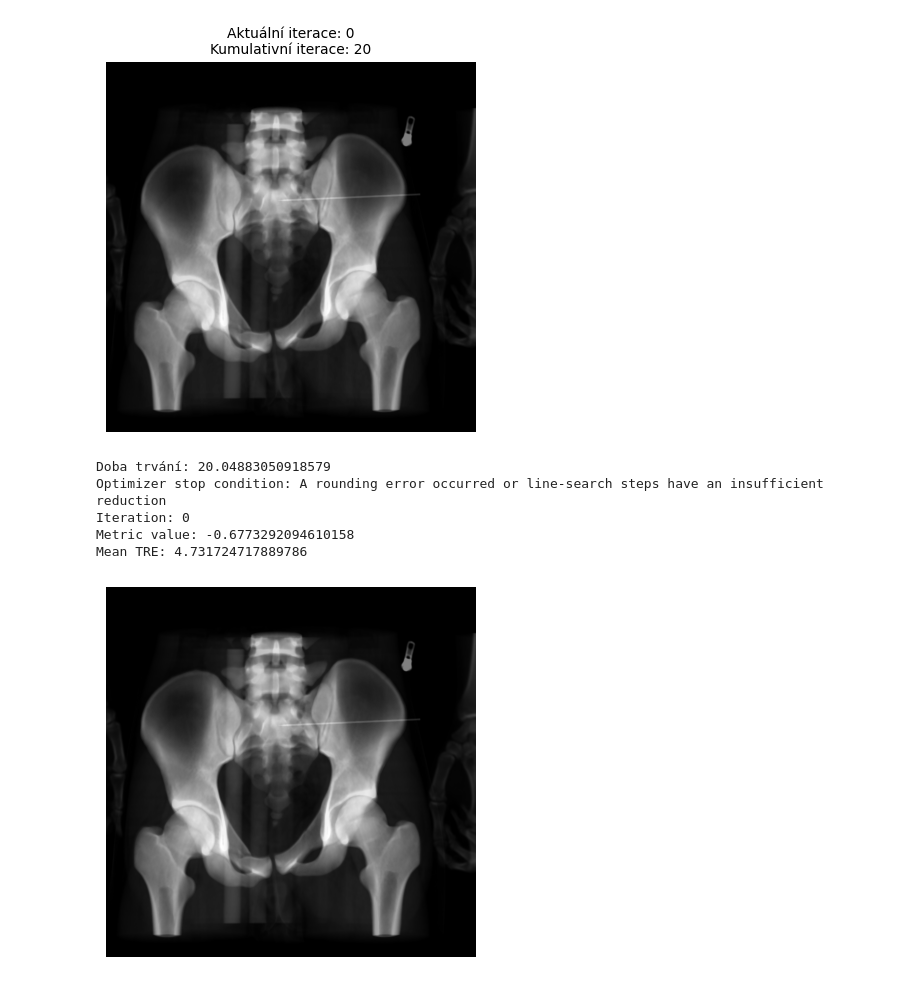
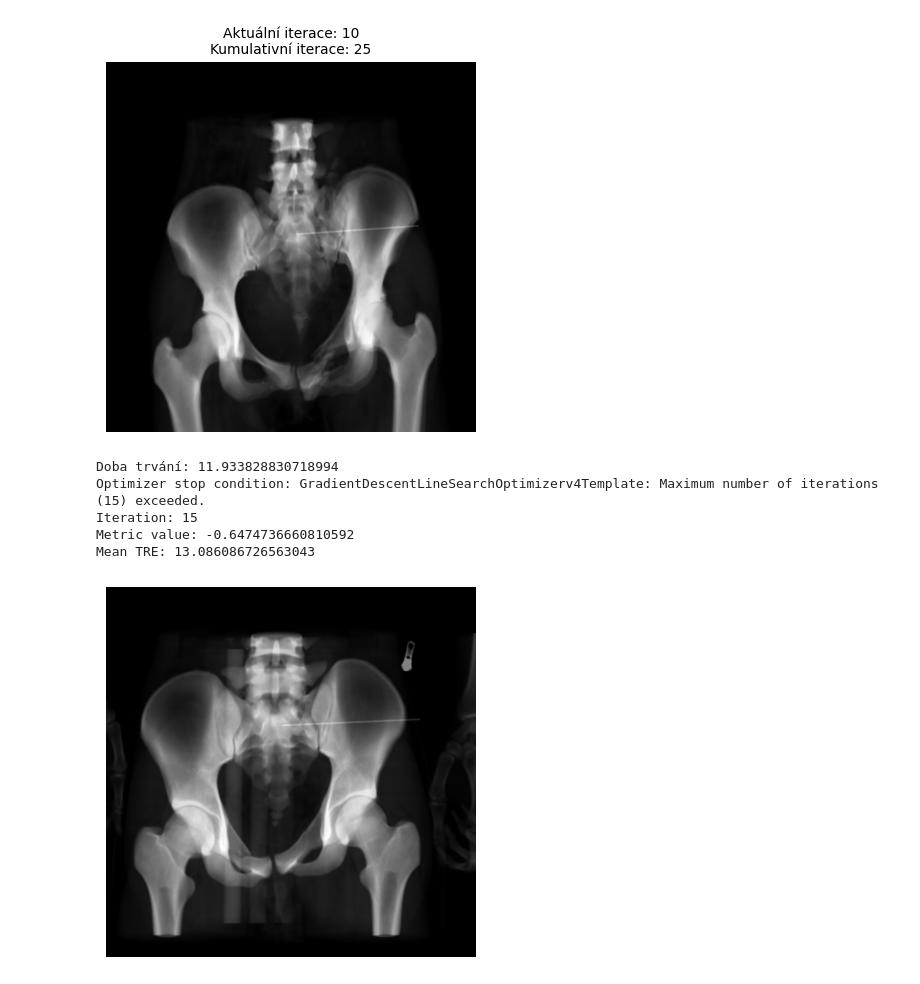
Before and after one commit to Vojtech-Benda/ca_isf, a Jupyter notebook: sitkRegistration.ipynb, the cells around one changed output. Saved outputs shown, nothing was run; the diff lists cells and outputs as text; code cells hidden in the pictures.

```diff
--- a/sitkRegistration.ipynb
+++ b/sitkRegistration.ipynb
@@ -170,49 +170,49 @@ registration.SetOptimizerScalesFromPhysicalShift()
 #                                            convergenceWindowSize=5,
 #                                            estimateLearningRate=registration.EachIteration)
 
-# registration.SetOptimizerAsGradientDescentLineSearch(learningRate=1.0,
-#                                                      numberOfIterations=15,
-#                                                      convergenceMinimumValue=1e-1,
-#                                                      convergenceWindowSize=5,
-#                                                      lineSearchMaximumIterations=10)
+registration.SetOptimizerAsGradientDescentLineSearch(learningRate=1.0,
+                                                     numberOfIterations=15,
+                                                     convergenceMinimumValue=1e-5,
+                                                     convergenceWindowSize=5,
+                                                     lineSearchMaximumIterations=4)
 
 # registration.SetOptimizerAsRegularStepGradientDescent(learningRate=1.0,
 #                                                       minStep=1e-3,
 #                                                       numberOfIterations=50)
 
-registration.SetOptimizerAsLBFGS2(numberOfIterations=30,
-                                  hessianApproximateAccuracy=4,
-                                  lineSearchAccuracy=1e-4,
-                                  lineSearchMinimumStep=1e-20,
-                                  lineSearchMaximumStep=1e20)
+# registration.SetOptimizerAsLBFGS2(numberOfIterations=30,
+#                                   hessianApproximateAccuracy=4,
+#                                   lineSearchAccuracy=1e-4,
+#                                   lineSearchMinimumStep=1e-20,
+#                                   lineSearchMaximumStep=1e20)
 registration.SetMetricSamplingStrategy(sitk.ImageRegistrationMethod.NONE)
 registration.SetMetricSamplingPercentage(percentage=0.01, seed=42)
 registration.SetInitialTransform(initialTransform, inPlace=False)
 registration.SetInterpolator(sitk.sitkLinear)
 registration.SetShrinkFactorsPerLevel(shrinkFactors=shrinkFactor)
 registration.SetSmoothingSigmasPerLevel(smoothingSigmas=smoothFactor)
 registration.SmoothingSigmasAreSpecifiedInPhysicalUnitsOn()
 
 registration.AddCommand(sitk.sitkStartEvent, metric_and_reference_start_plot)
 registration.AddCommand(sitk.sitkEndEvent, metric_and_reference_stop_plot)
 registration.AddCommand(sitk.sitkMultiResolutionIterationEvent, update_multires_iterations)
 registration.AddCommand(sitk.sitkIterationEvent, lambda: metric_and_reference_plot_values(registration,
                                                                                           fixedPoints,
                                                                                           movingPoints))
 start_time = time.time()
 outTransform = registration.Execute(fixedImage, movingImage)
 print(f"Doba trvání: {time.time() - start_time}")
 print(f"Optimizer stop condition: {registration.GetOptimizerStopConditionDescription()}")
 print(f"Iteration: {registration.GetOptimizerIteration()}")
 print(f"Metric value: {registration.GetMetricValue()}")
 print(f"Mean TRE: {mean_values[-1]}")
 # %% [output]
-[figure, old version]
+[figure, new version]
-Doba trvání: 20.04883050918579
-Optimizer stop condition: A rounding error occurred or line-search steps have an insufficient reduction
-Iteration: 0
-Metric value: -0.6773292094610158
-Mean TRE: 4.731724717889786
+Doba trvání: 11.933828830718994
+Optimizer stop condition: GradientDescentLineSearchOptimizerv4Template: Maximum number of iterations (15) exceeded.
+Iteration: 15
+Metric value: -0.6474736660810592
+Mean TRE: 13.086086726563043
 # %%
 movingImageResampled = sitk.Resample(movingImage, fixedImage, outTransform, sitk.sitkLinear, 0.0, movingImage.GetPixelID())
 
```
Also changed, not shown: parts of 3 cells of this notebook, 3 other files.
